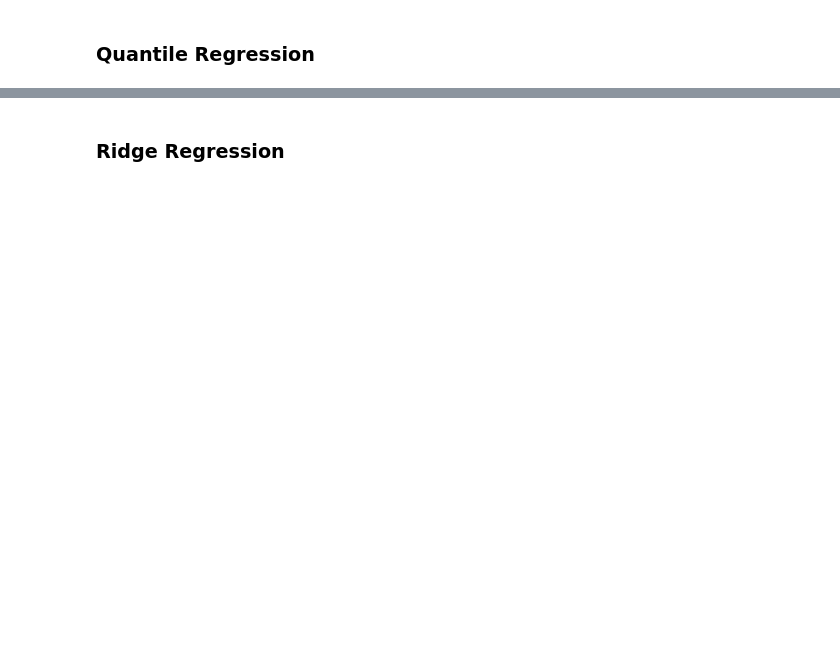
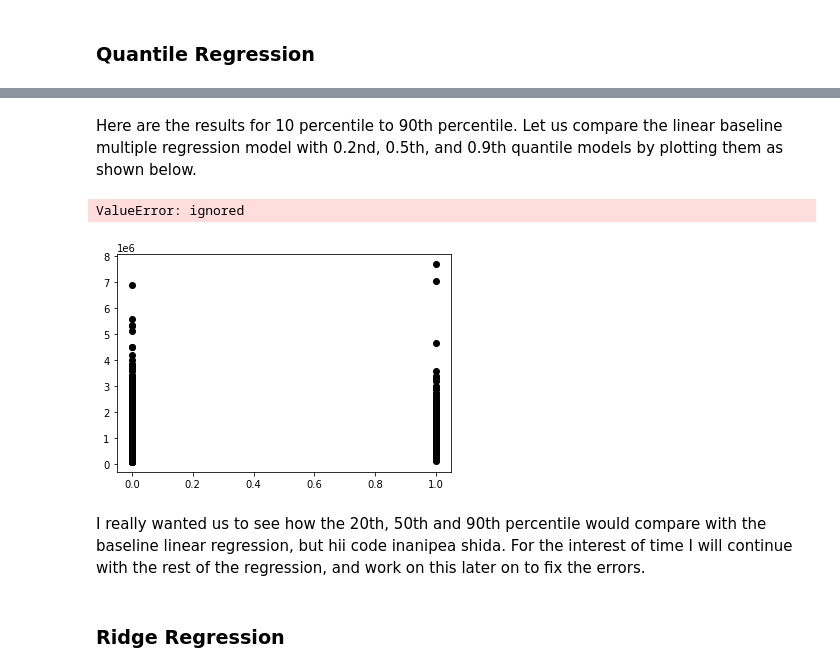
Before and after one commit to nchebet09/Naomi-s-Week-7-IP, a Jupyter notebook: Naomi's_Week_7_IP,_Moringa_School.ipynb, the cells around one changed output, grey strips where cells are left out. Saved outputs shown, nothing was run; the diff lists cells and outputs as text; code cells hidden in the pictures; blank space fills up the shorter version.

```diff
--- a/Naomi's_Week_7_IP,_Moringa_School.ipynb
+++ b/Naomi's_Week_7_IP,_Moringa_School.ipynb
@@ -905,0 +1243,12 @@ cleaned_data.head()
+# %%
+# from our analysis above we noticed that the baseline model performed better than the model after feature selection
+# for quantile regression, we will use all the features as we did in the baseline model
+
+# creating a data frame for our quantile regression
+quantile_df = cleaned_data[['price', 'bedrooms', 'bathrooms', 'sqft_living', 'sqft_lot', 'floors',
+       'waterfront', 'view', 'condition', 'grade', 'sqft_above',
+       'sqft_basement', 'zipcode', 'lat', 'long', 'sqft_living15',
+       'sqft_lot15', 'house_age', 'renovated']]
+
+print(quantile_df.shape)
+quantile_df.head()
@@ -906,2 +1303,36 @@ cleaned_data.head()
+# %% [markdown]
+Here are the results for 10 percentile to 90th percentile. Let us compare the linear baseline multiple regression model with 0.2nd, 0.5th, and 0.9th quantile models by plotting them as shown below.
+# %%
+## plotting 0.2th, 0.5th and 0.9th quantile models against baselime multiple linear regression to see how they compare.
+#
+
+plt.scatter(x, y,  color='black')
+plt.plot(x, baseline_pred, color='blue',
+         linewidth=3, label='Lin Reg')
+
+y_pred2 = models[1].params['Intercept'] + models[1].params['x'] * x
+plt.plot(x, y_pred2, color='red',
+         linewidth=3, label='Q Reg : 0.2')
+
+y_pred5 = models[4].params['Intercept'] + models[4].params['x'] * x
+plt.plot(x, y_pred5, color='green',
+         linewidth=3, label='Q Reg : 0.5')
+
+
+y_pred9 = models[8].params['Intercept'] + models[8].params['x'] * x
+plt.plot(x, y_pred9, color='cyan',
+         linewidth=3, label='Q Reg : 0.9')
+
+plt.xticks(())
+plt.yticks(())
+plt.xlabel("x")
+plt.ylabel("y and predicted y")
+plt.title("Quantile regression with Baseline linear model")
+plt.legend()
+# %% [output]
+ValueError: ignored
+[figure, added]
+# %% [markdown]
+I really wanted us to see how the 20th, 50th and 90th percentile would compare with the baseline linear regression, but hii code inanipea shida. For the interest of time I will continue with the rest of the regression, and work on this later on to fix the errors.
 # %% [markdown]
 ### Ridge Regression
```
Also changed, not shown: parts of 90 cells of this notebook.
